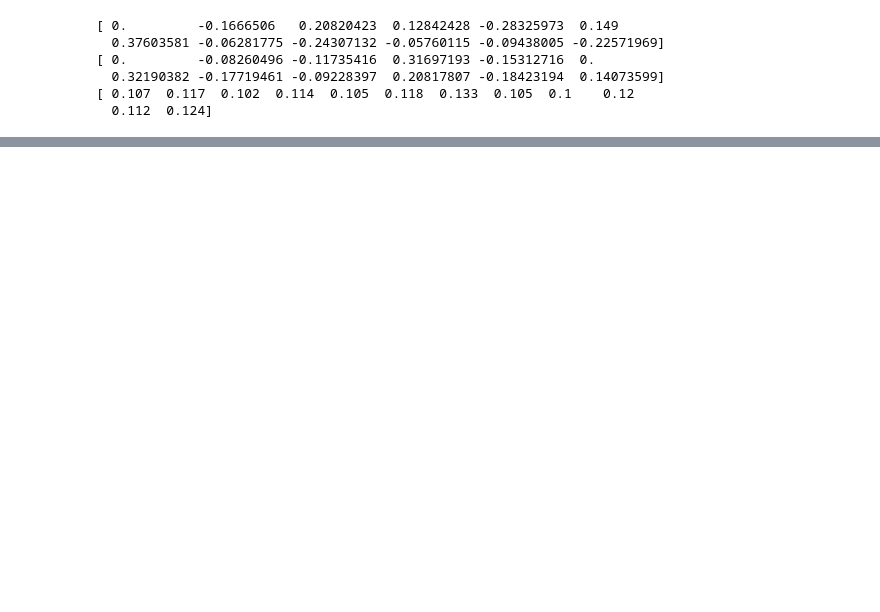
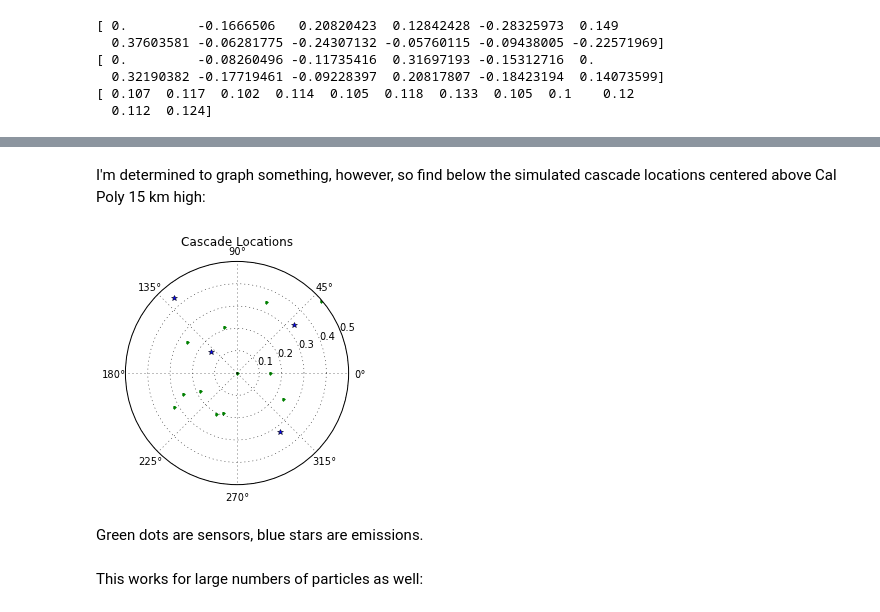
Before and after one commit to nmilgram/PHYS-202-S13, a Jupyter notebook: Project/Codes.ipynb, the cells around one changed output, grey strips where cells are left out. Saved outputs shown, nothing was run; the diff lists cells and outputs as text; code cells hidden in the pictures; blank space fills up the shorter version.

```diff
--- a/Project/Codes.ipynb
+++ b/Project/Codes.ipynb
@@ -389,0 +386,13 @@ for i in Data:
+# %% [markdown]
+I'm determined to graph something, however, so find below the simulated cascade locations centered above Cal Poly 15 km high:
+# %%
+plt.polar(Tactual, Ractual,'+',marker='*',label='Emissions')
+plt.polar(Te, Re,'+',marker='.',label='Sensors')
+plt.title('Cascade Locations',fontsize='12')
+show()
+# %% [output]
+[figure, added]
+# %% [markdown]
+Green dots are sensors, blue stars are emissions.
+# %% [markdown]
+This works for large numbers of particles as well:
```
Also changed, not shown: parts of 18 cells of this notebook, 1 other file.
